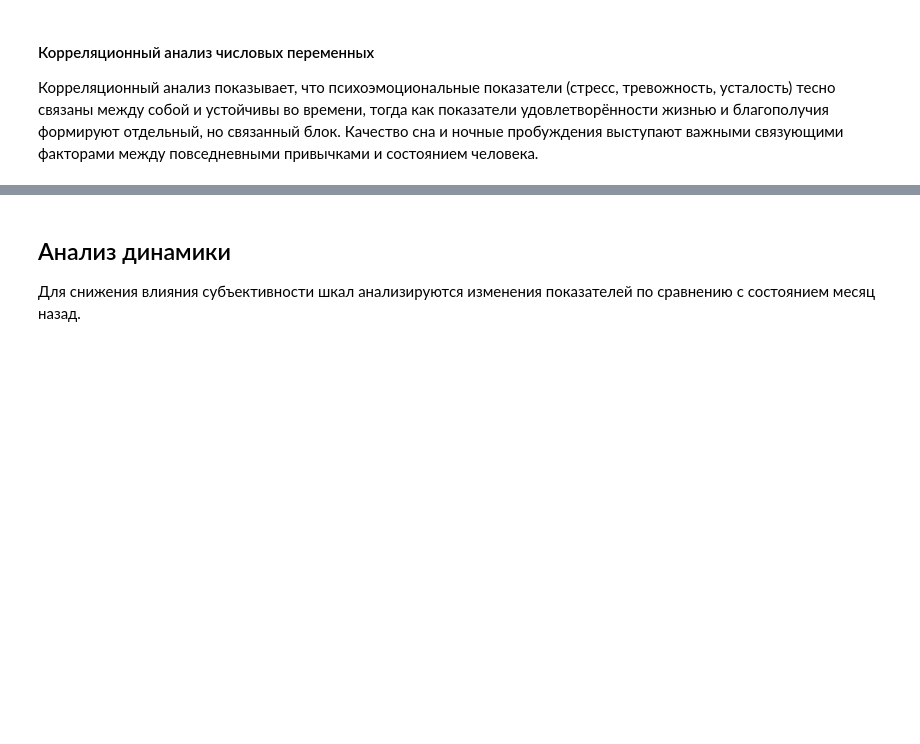
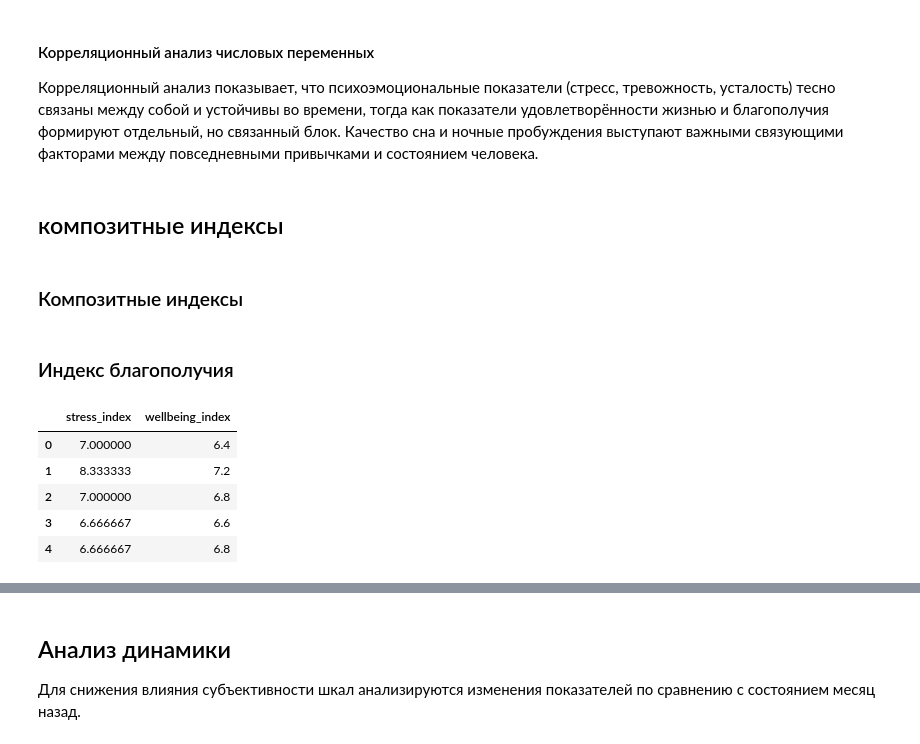
Before and after one commit to JohnnyIsNotAvailable/data-mining-final-2025f, a Jupyter notebook: notebooks/02_EDA.ipynb, the cells around one changed output, grey strips where cells are left out. Saved outputs shown, nothing was run; the diff lists cells and outputs as text; code cells hidden in the pictures; blank space fills up the shorter version.

Commit message:
Композитные Индексы

```diff
--- a/notebooks/02_EDA.ipynb
+++ b/notebooks/02_EDA.ipynb
@@ -280,3 +280,7 @@ plt.show()
 #### Корреляционный анализ числовых переменных
 
 Корреляционный анализ показывает, что психоэмоциональные показатели (стресс, тревожность, усталость) тесно связаны между собой и устойчивы во времени, тогда как показатели удовлетворённости жизнью и благополучия формируют отдельный, но связанный блок. Качество сна и ночные пробуждения выступают важными связующими факторами между повседневными привычками и состоянием человека.
+# %% [markdown]
+## композитные индексы
+# %% [markdown]
+### Композитные индексы
@@ -282,0 +295,2 @@ plt.show()
+# %% [markdown]
+### Индекс благополучия
@@ -282,0 +307,9 @@ plt.show()
+# %%
+df[["stress_index", "wellbeing_index"]].head()
+# %% [output]
+|  | stress_index | wellbeing_index |
+| 0 | 7.000000 | 6.4 |
+| 1 | 8.333333 | 7.2 |
+| 2 | 7.000000 | 6.8 |
+| 3 | 6.666667 | 6.6 |
+| 4 | 6.666667 | 6.8 |
```
Also changed, not shown: parts of 8 cells of this notebook.
